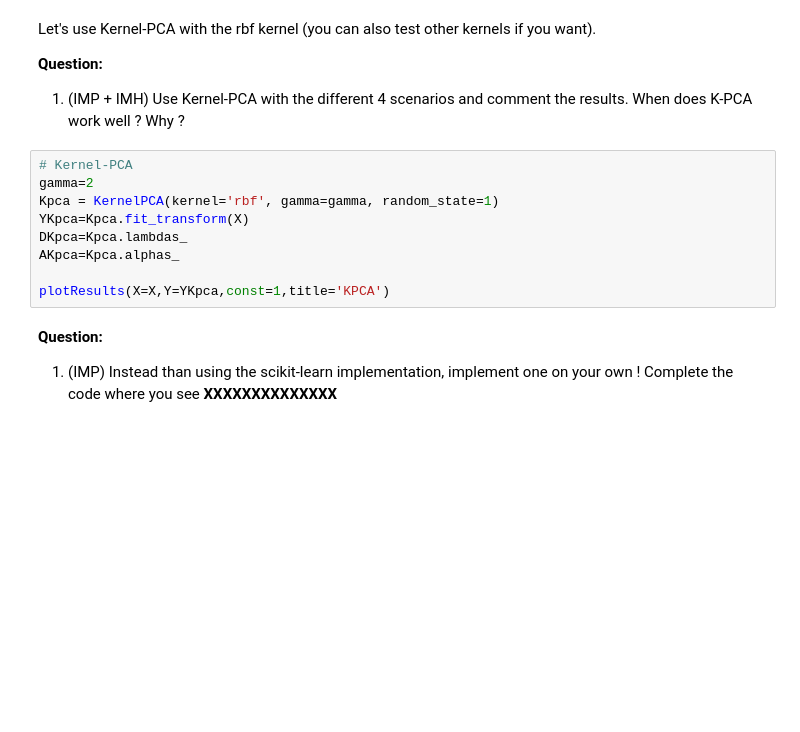
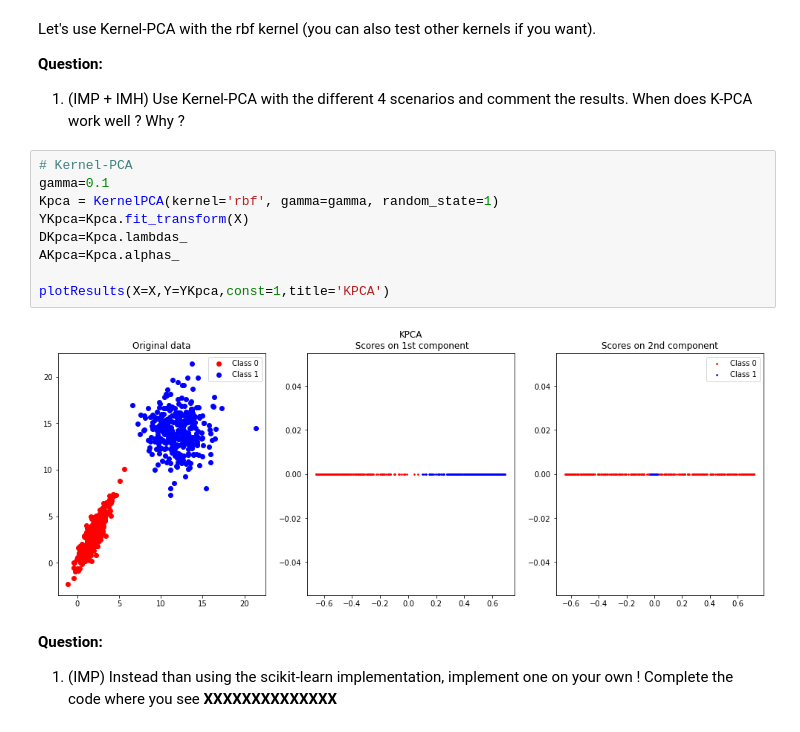
Before and after one commit to Eidantz/Machine-Learning-for-Bioimaging, a Jupyter notebook: TP1 - Unsupervised Learning/TP_Unsupervised_0_ToyExamples_BIM.ipynb, the cells around one changed output. Cells and saved outputs as stored; diff of their text form; blank space fills up the shorter version.

```diff
--- a/TP1 - Unsupervised Learning/TP_Unsupervised_0_ToyExamples_BIM.ipynb
+++ b/TP1 - Unsupervised Learning/TP_Unsupervised_0_ToyExamples_BIM.ipynb
@@ -213,13 +222,15 @@ Let's use Kernel-PCA with the rbf kernel (you can also test other kernels if you
 1. (IMP + IMH) Use Kernel-PCA with the different 4 scenarios and comment the results. When does K-PCA work well ? Why ?
 # %%
 # Kernel-PCA
-gamma=2
+gamma=0.1
 Kpca = KernelPCA(kernel='rbf', gamma=gamma, random_state=1)
 YKpca=Kpca.fit_transform(X)
 DKpca=Kpca.lambdas_
 AKpca=Kpca.alphas_
 
 plotResults(X=X,Y=YKpca,const=1,title='KPCA')
+# %% [output]
+[figure, added]
 # %% [markdown]
 **Question:**
 1. (IMP) Instead than using the scikit-learn implementation, implement one on your own ! Complete the code where you see **XXXXXXXXXXXXXX**
```
Also changed, not shown: parts of 11 cells of this notebook.
